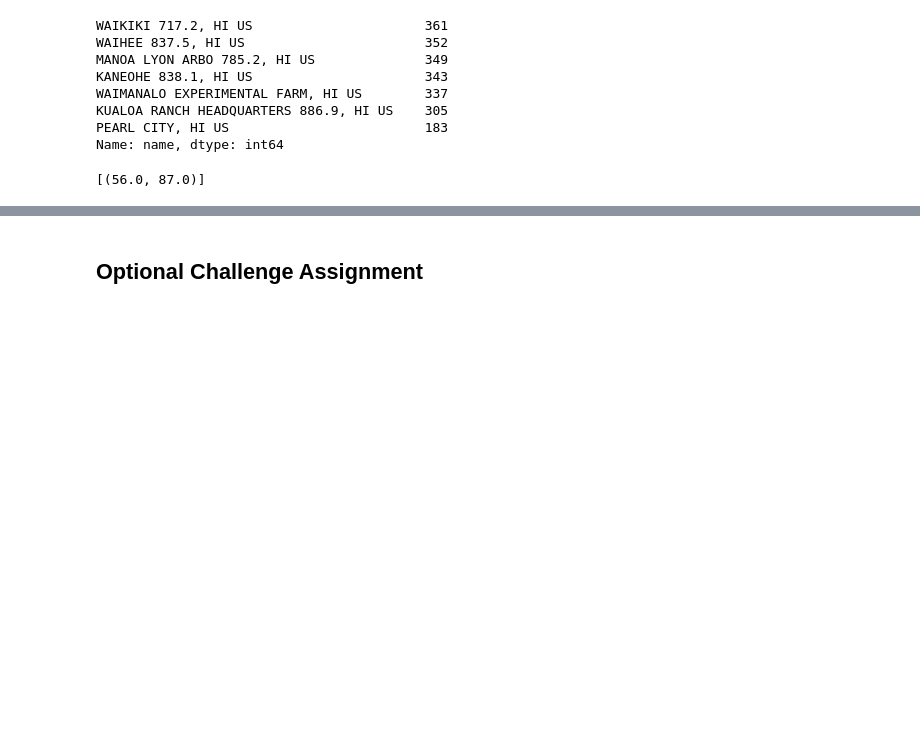
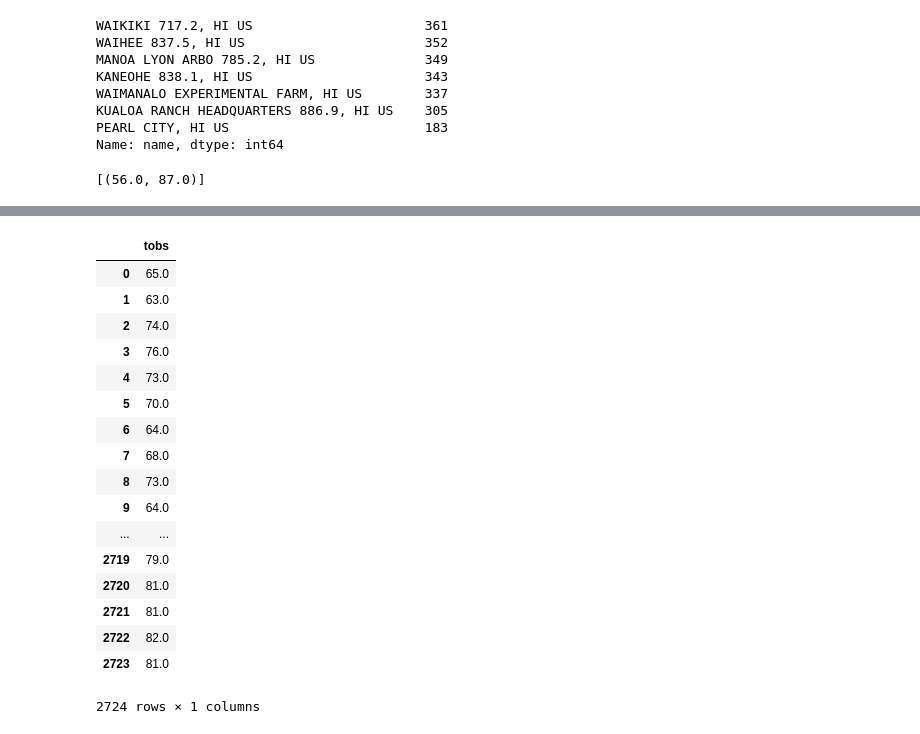
Before and after one commit to sophyonni/Surfs-Up_SQLalchemy, a Jupyter notebook: climate_starter-Copy1.ipynb, the cells around one changed output, grey strips where cells are left out. Drawn from its saved outputs; the diff is of its cells as text; code cells hidden in the pictures; blank space fills up the shorter version.

```diff
--- a/climate_starter-Copy1.ipynb
+++ b/climate_starter-Copy1.ipynb
@@ -377,2 +319,0 @@ print(calc_temps('2012-02-28', '2012-03-05'))
-# %% [markdown]
-## Optional Challenge Assignment
@@ -412,0 +320,22 @@ daily_normals("01-01")
+# %%
+tob_df = pd.DataFrame(tob_active_station)
+tob_df
+# %% [output]
+|  | tobs |
+| 0 | 65.0 |
+| 1 | 63.0 |
+| 2 | 74.0 |
+| 3 | 76.0 |
+| 4 | 73.0 |
+| 5 | 70.0 |
+| 6 | 64.0 |
+| 7 | 68.0 |
+| 8 | 73.0 |
+| 9 | 64.0 |
+| ... | ... |
+| 2719 | 79.0 |
+| 2720 | 81.0 |
+| 2721 | 81.0 |
+| 2722 | 82.0 |
+| 2723 | 81.0 |
+2724 rows × 1 columns
```
Also changed, not shown: parts of 18 cells of this notebook, 1 other file.
